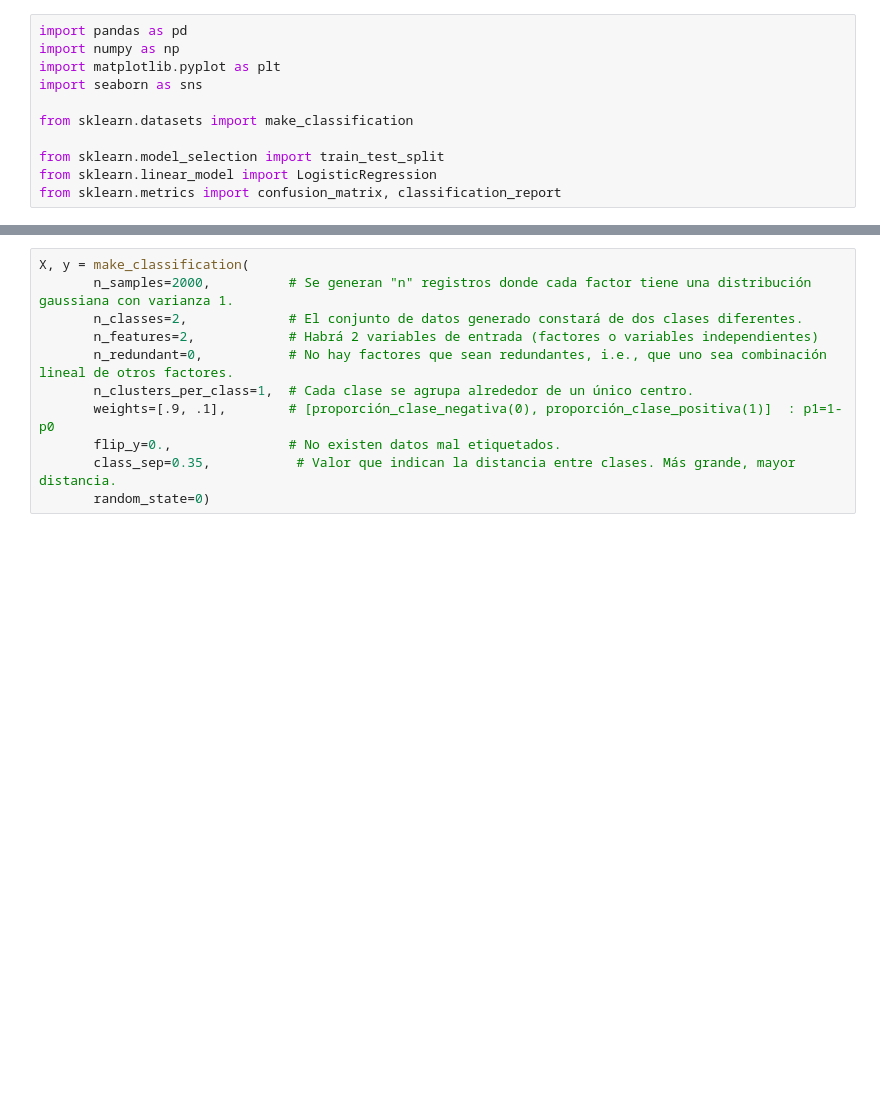
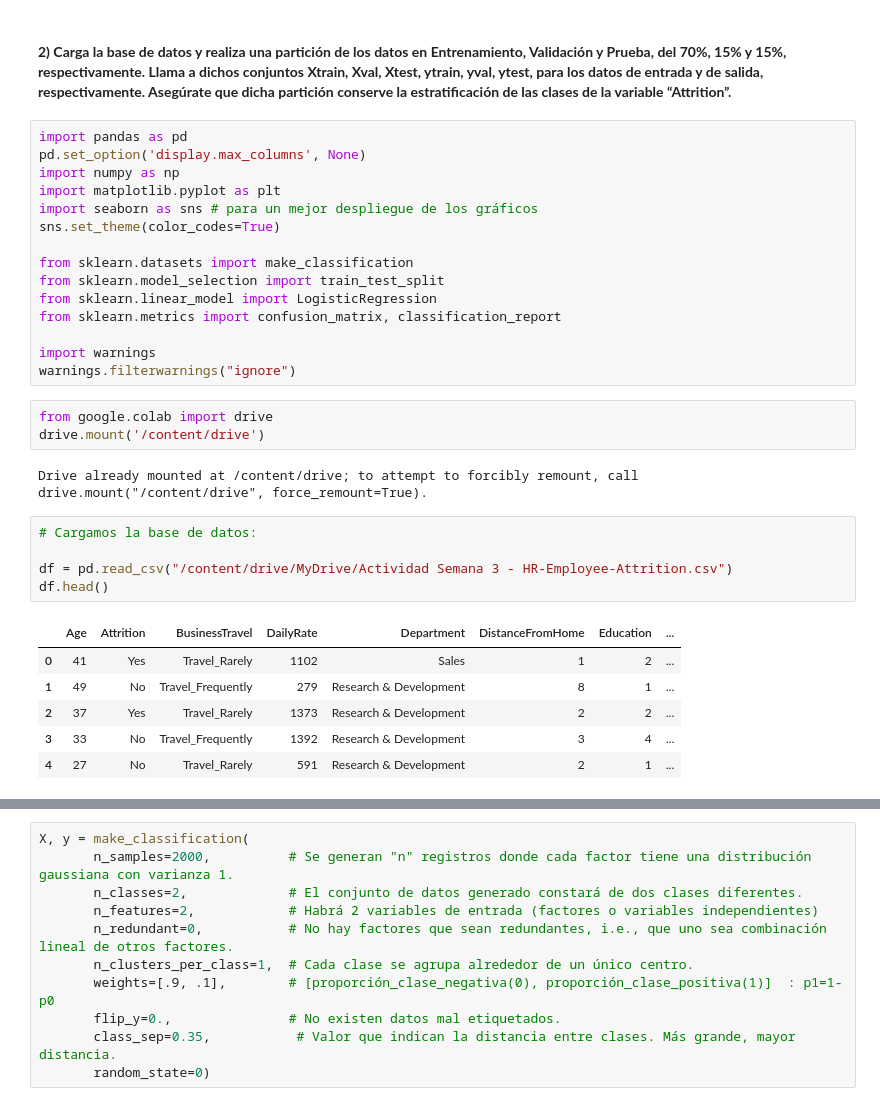
Before and after one commit to tkdforever18/Carlos, a Jupyter notebook: IA y ML - Actividad Semana 3.ipynb, the cells around one changed output, grey strips where cells are left out. Saved outputs shown, nothing was run; the diff lists cells and outputs as text; blank space fills up the shorter version.

```diff
--- a/IA y ML - Actividad Semana 3.ipynb
+++ b/IA y ML - Actividad Semana 3.ipynb
@@ -11,11 +32,34 @@
+# %% [markdown]
+#### **2) Carga la base de datos y realiza una partición de los datos en Entrenamiento, Validación y Prueba, del 70%, 15% y 15%, respectivamente. Llama a dichos conjuntos Xtrain, Xval, Xtest, ytrain, yval, ytest, para los datos de entrada y de salida, respectivamente. Asegúrate que dicha partición conserve la estratificación de las clases de la variable “Attrition”.**
 # %%
 import pandas as pd
+pd.set_option('display.max_columns', None)
 import numpy as np
 import matplotlib.pyplot as plt
-import seaborn as sns
+import seaborn as sns # para un mejor despliegue de los gráficos
+sns.set_theme(color_codes=True)
 
 from sklearn.datasets import make_classification
-
 from sklearn.model_selection import train_test_split
 from sklearn.linear_model import LogisticRegression
 from sklearn.metrics import confusion_matrix, classification_report
+
+import warnings
+warnings.filterwarnings("ignore")
+# %%
+from google.colab import drive
+drive.mount('/content/drive')
+# %% [output]
+Drive already mounted at /content/drive; to attempt to forcibly remount, call drive.mount("/content/drive", force_remount=True).
+# %%
+# Cargamos la base de datos:
+
+df = pd.read_csv("/content/drive/MyDrive/Actividad Semana 3 - HR-Employee-Attrition.csv")
+df.head()
+# %% [output]
+|  | Age | Attrition | BusinessTravel | DailyRate | Department | DistanceFromHome | Education | ... |
+| 0 | 41 | Yes | Travel_Rarely | 1102 | Sales | 1 | 2 | ... |
+| 1 | 49 | No | Travel_Frequently | 279 | Research & Development | 8 | 1 | ... |
+| 2 | 37 | Yes | Travel_Rarely | 1373 | Research & Development | 2 | 2 | ... |
+| 3 | 33 | No | Travel_Frequently | 1392 | Research & Development | 3 | 4 | ... |
+| 4 | 27 | No | Travel_Rarely | 591 | Research & Development | 2 | 1 | ... |
```
Also changed, not shown: parts of 71 cells of this notebook.
